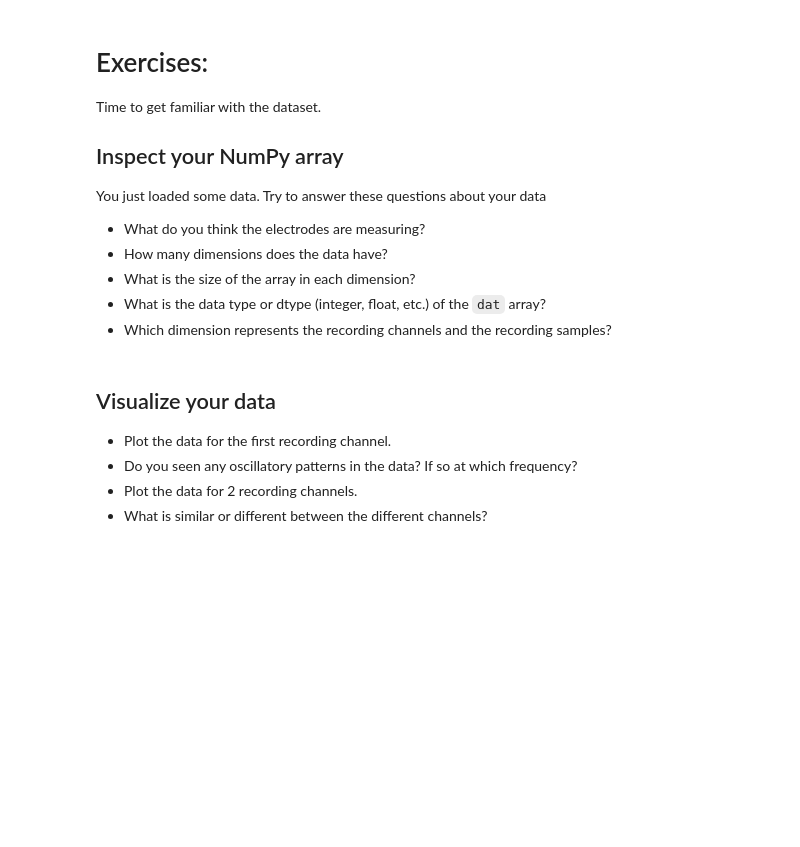
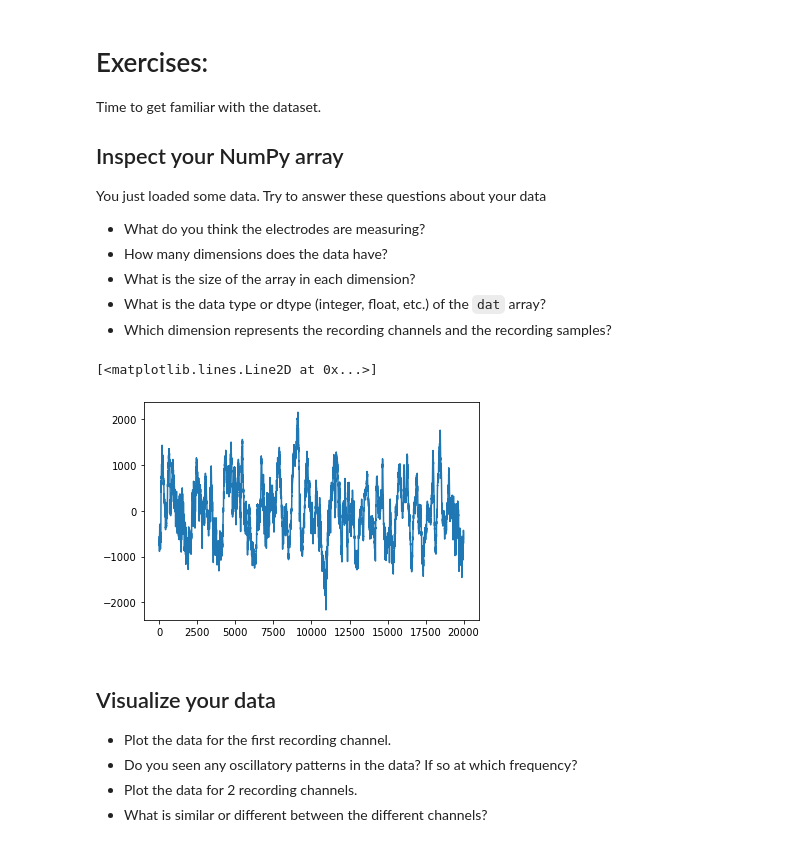
Before and after one commit to kevin-allen/dataScienceNeuro, a Jupyter notebook: notebooks/lecture_01.ipynb, the cells around one changed output. Saved outputs shown, nothing was run; the diff lists cells and outputs as text; code cells hidden in the pictures; blank space fills up the shorter version.

```diff
--- a/notebooks/lecture_01.ipynb
+++ b/notebooks/lecture_01.ipynb
@@ -811,6 +813,11 @@ You just loaded some data. Try to answer these questions about your data
 * What is the size of the array in each dimension?
 * What is the data type or dtype (integer, float, etc.) of the `dat` array?
 * Which dimension represents the recording channels and the recording samples?
+# %%
+plt.plot(dat.mean(axis=0))
+# %% [output]
+[<matplotlib.lines.Line2D at 0x...>]
+[figure, added]
 # %% [markdown]
 ## Visualize your data
 
```
Also changed, not shown: parts of 16 cells of this notebook, 4 other files.
